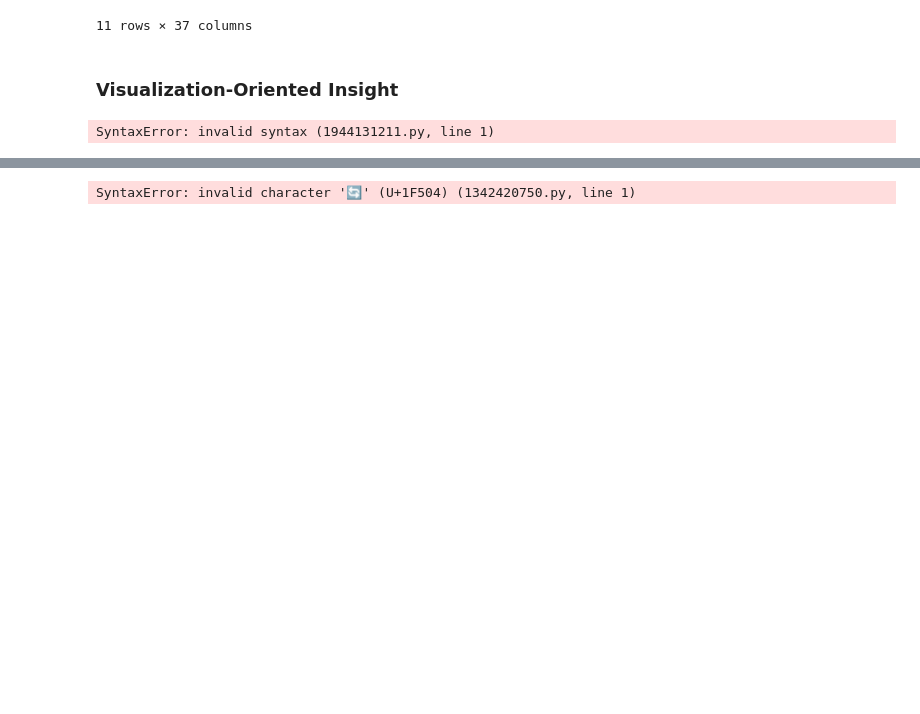
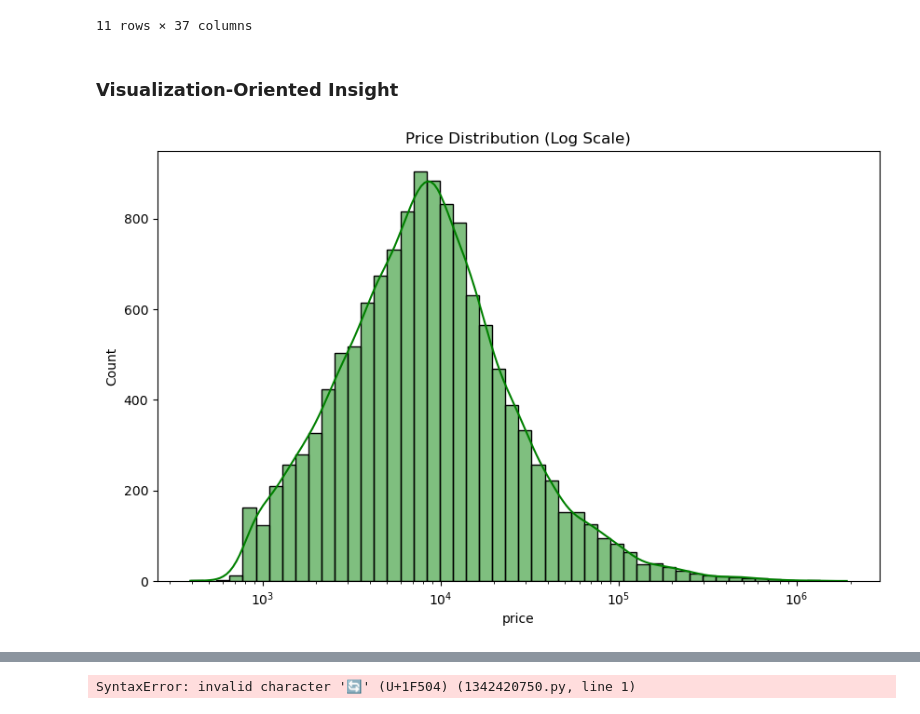
Before and after one commit to Ambily313/Airbnb-Listings-EDA-Data-Visualization, a Jupyter notebook: airbnb.ipynb, the cells around one changed output, grey strips where cells are left out. Drawn from its saved outputs; the diff is of its cells as text; code cells hidden in the pictures; blank space fills up the shorter version.

Commit message:
Done visualization

```diff
--- a/airbnb.ipynb
+++ b/airbnb.ipynb
@@ -730,5 +732,10 @@ check_in_out
 ### Visualization-Oriented Insight
 # %%
 # Plot histogram of prices (log scale).
+
+plt.figure(figsize=(10,6))
+sns.histplot(df['price'], bins=50, kde=True, log_scale=True,color='green')
+plt.title("Price Distribution (Log Scale)")
+plt.show()
 # %% [output]
-SyntaxError: invalid syntax (1944131211.py, line 1)
+[figure, added]
```
Also changed, not shown: parts of 12 cells of this notebook.
